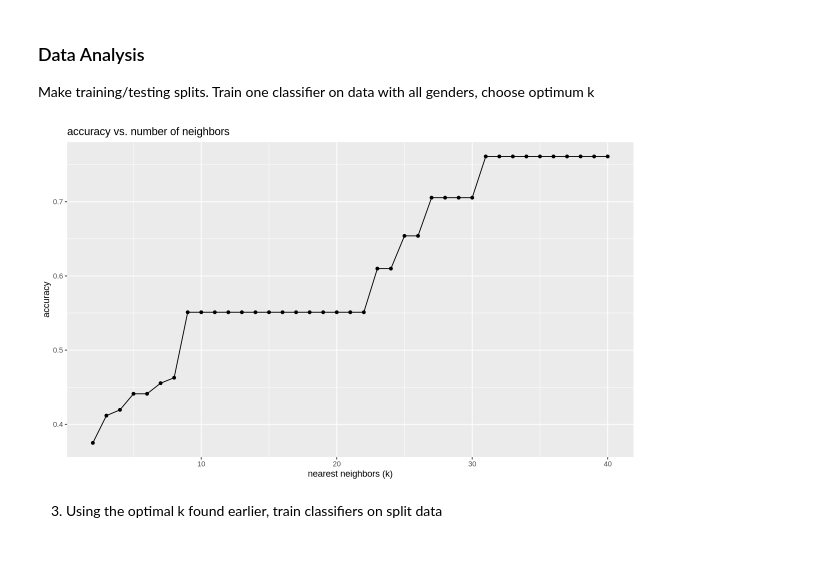
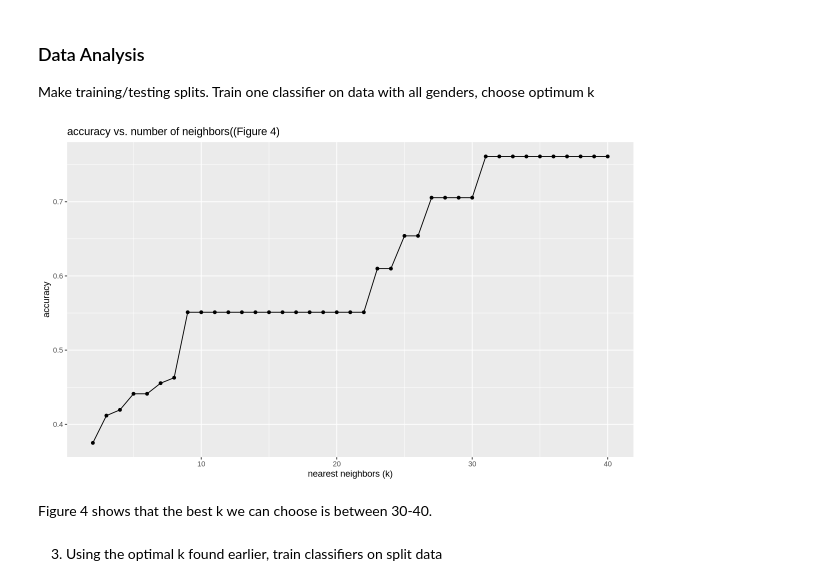
Before and after one commit to kathleenramsey/dsci100_group23, a Jupyter notebook: FINAL_PROJECT_23.ipynb, the cells around one changed output. Saved outputs shown, nothing was run; the diff lists cells and outputs as text; code cells hidden in the pictures; blank space fills up the shorter version.

```diff
--- a/FINAL_PROJECT_23.ipynb
+++ b/FINAL_PROJECT_23.ipynb
@@ -235,35 +235,37 @@ knn_vfold <- vfold_cv(full_train, v = 4, strata = subscribe)
 
 knn_tune <- nearest_neighbor(weight_func = "rectangular", neighbors = tune()) |>
   set_engine("kknn") |>
   set_mode("classification")
 
 knn_recipe <- recipe(subscribe ~ played_hours, data = full_train)
 
 knn_workflow <- workflow() |>
     add_recipe(knn_recipe) |>
     add_model(knn_tune)
 
 knn_results <- tune_grid(
     knn_workflow,
     resamples = knn_vfold,
     grid = k_vals
 )
 
 knn_metrics <- knn_results |>
     collect_metrics() |>
     filter(.metric == "accuracy")
 
 cross_val_plot <- knn_metrics |>
     ggplot(aes(x = neighbors, y = mean)) +
     geom_point() +
     geom_line() +
-    labs(title = "accuracy vs. number of neighbors",
+    labs(title = "accuracy vs. number of neighbors((Figure 4)",
          x = "nearest neighbors (k)",
          y = "accuracy")
 
 print(cross_val_plot)
 # %% [output]
-[figure, old version]
+[figure, new version]
+# %% [markdown]
+Figure 4 shows that the best k we can choose is between 30-40.
 # %% [markdown]
 3. Using the optimal k found earlier, train classifiers on split data
 # %%
```
Also changed, not shown: parts of 9 cells of this notebook.
